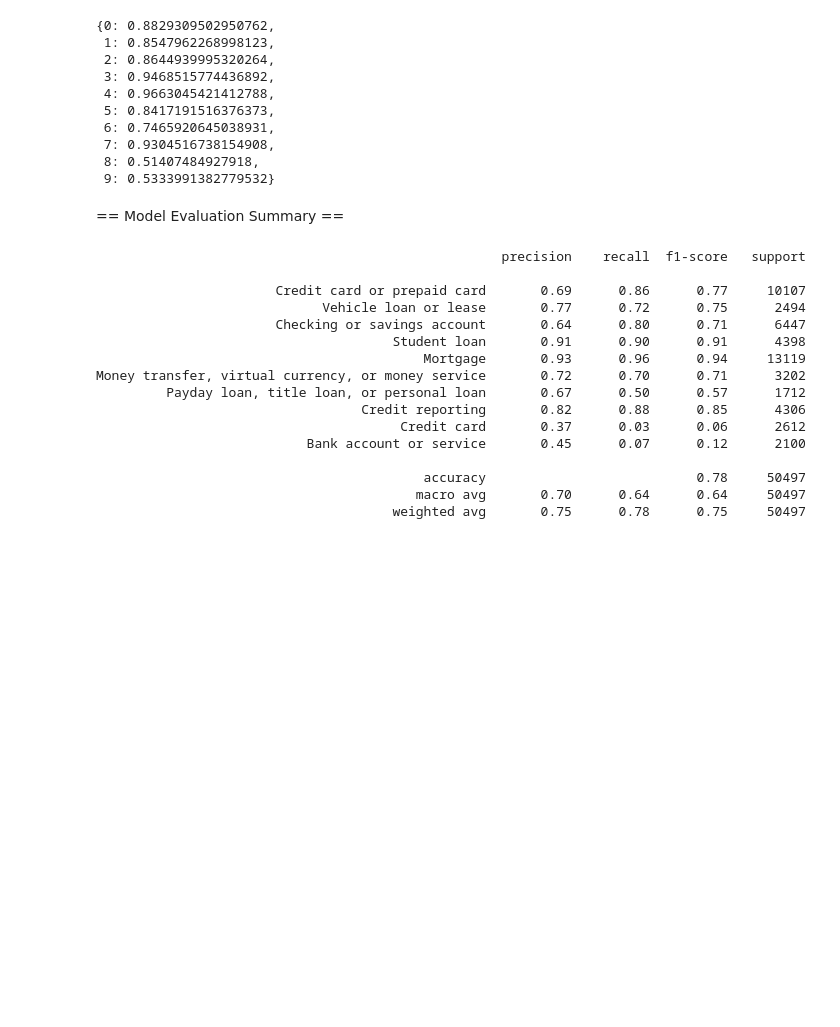
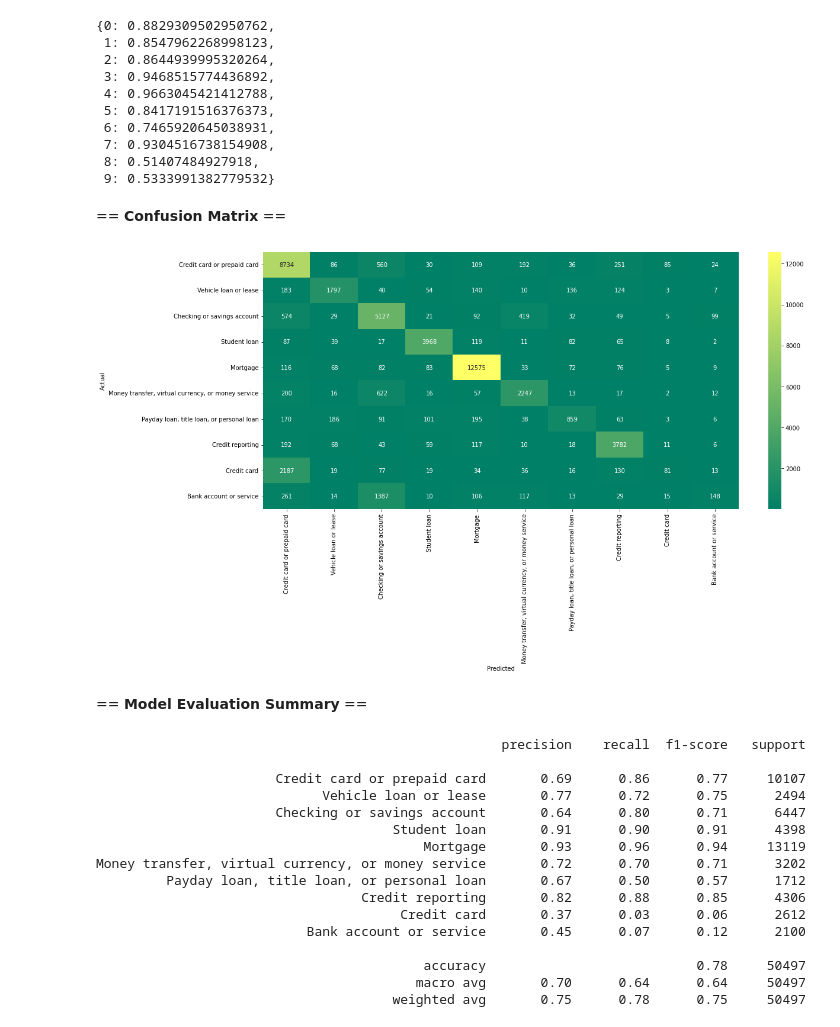
Before and after one commit to AdithyaKahawanugoda/ML_Assignment2_IT19105208_IT19091044_IT19105826_IT19170480, a Jupyter notebook: run.ipynb, the cells around one changed output. Drawn from its saved outputs; the diff is of its cells as text; code cells hidden in the pictures; blank space fills up the shorter version.

Commit message:
Added confusion matrix & AUC - ROC curve

```diff
--- a/run.ipynb
+++ b/run.ipynb
@@ -552,8 +473,21 @@ roc_auc_dict
  7: 0.9304516738154908,
  8: 0.51407484927918,
  9: 0.5333991382779532}
+# %% [markdown]
+== **Confusion Matrix** ==
+# %%
+from sklearn.metrics import confusion_matrix
+conf_mat = confusion_matrix(y_test, y_pred)
+fig, ax = plt.subplots(figsize=(18,8))
+sns.heatmap(conf_mat, annot=True, fmt='d',
+            xticklabels=category_id_df.Product.values, yticklabels=category_id_df.Product.values, cmap = 'summer')
+plt.ylabel('Actual')
+plt.xlabel('Predicted')
+plt.show()
+# %% [output]
+[figure, added]
 # %% [markdown]
-== Model Evaluation Summary ==
+== **Model Evaluation Summary** ==
 # %%
 print(metrics.classification_report(y_test, y_pred, target_names=df['Product'].unique()))
 # %% [output]
```
Also changed, not shown: parts of 19 cells of this notebook.
